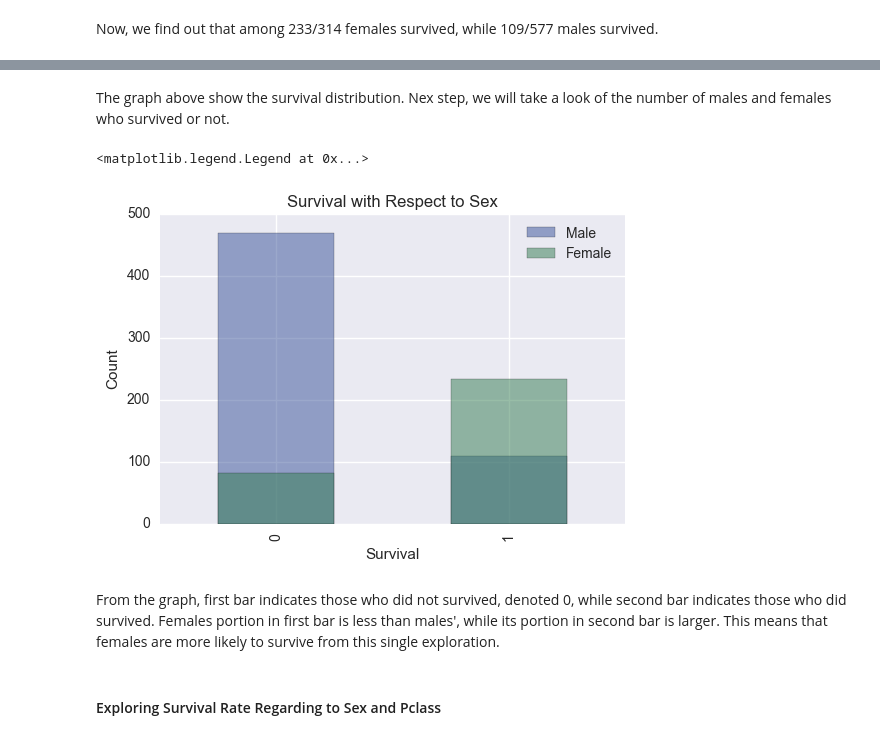
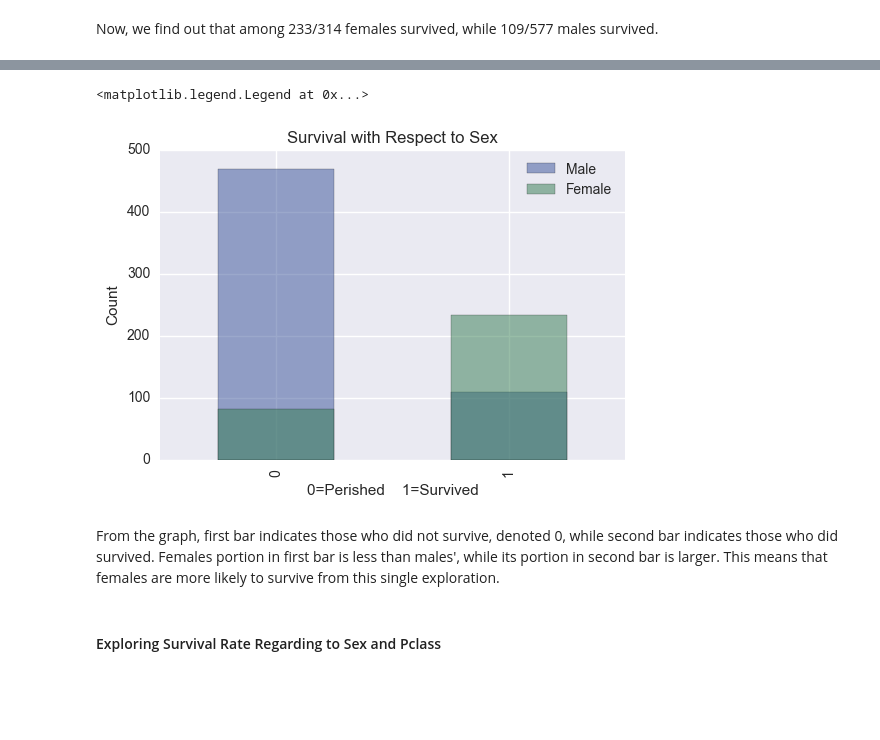
Before and after one commit to linhtrieu92/Titanic, a Jupyter notebook: Project 2/Titanic.ipynb, the cells around one changed output, grey strips where cells are left out. Saved outputs shown, nothing was run; the diff lists cells and outputs as text; code cells hidden in the pictures; blank space fills up the shorter version.

```diff
--- a/Project 2/Titanic.ipynb
+++ b/Project 2/Titanic.ipynb
@@ -229,18 +241,16 @@ plt.title("Survival Distribution")
-# %% [markdown]
-The graph above show the survival distribution. Nex step, we will take a look of the number of males and females who survived or not.
 # %%
 df_male = df_titanic.Survived[df_titanic.Sex == 'male'].value_counts().sort_index()
 df_female = df_titanic.Survived[df_titanic.Sex == 'female'].value_counts().sort_index()
 df_male.plot(kind='bar', color = "#385299", label='Male', alpha=0.5)
 df_female.plot(kind='bar', color="#337c51",label='Female', alpha=0.5)
-plt.xlabel('Survival')
+plt.xlabel('0=Perished    1=Survived')
 plt.ylabel('Count')
 plt.title("Survival with Respect to Sex"); plt.legend(loc='best')
 # %% [output]
 <matplotlib.legend.Legend at 0x...>
-[figure, old version]
+[figure, new version]
 # %% [markdown]
-From the graph, first bar indicates those who did not survived, denoted 0, while second bar indicates those who did survived. Females portion in first bar is less than males', while its portion in second bar is larger. This means that females are more likely to survive from this single exploration.
+From the graph, first bar indicates those who did not survive, denoted 0, while second bar indicates those who did survived. Females portion in first bar is less than males', while its portion in second bar is larger. This means that females are more likely to survive from this single exploration.
 # %% [markdown]
 #### Exploring Survival Rate Regarding to Sex and Pclass
 # %%
```
Also changed, not shown: parts of 6 cells of this notebook.
